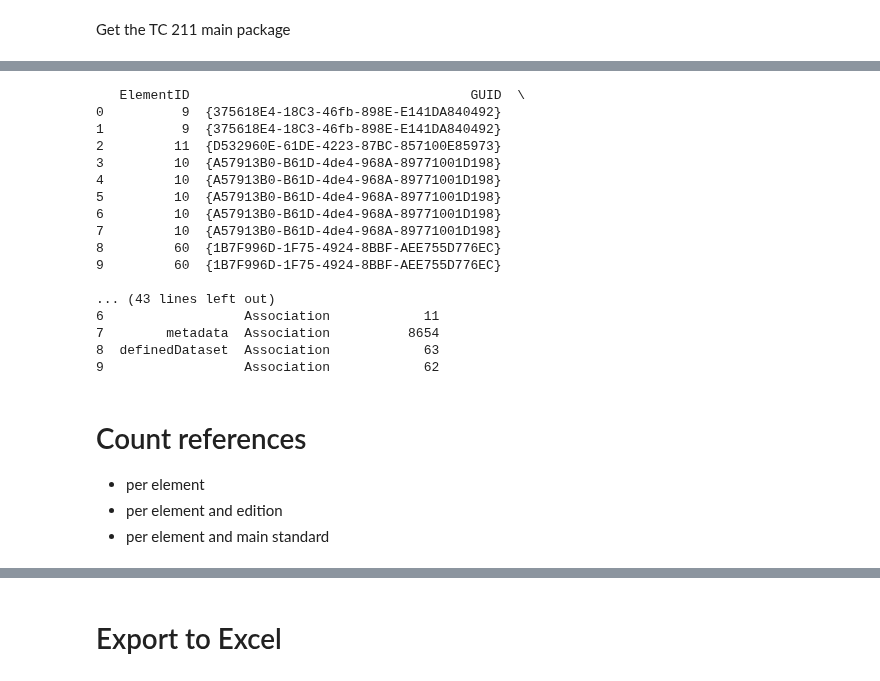
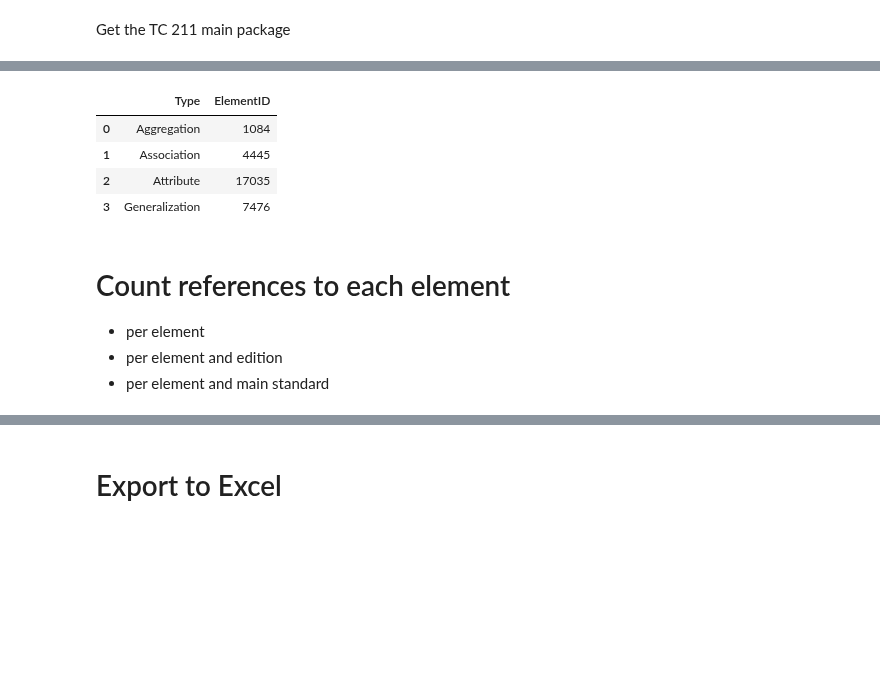
Before and after one commit to ISO-TC211/UML-Best-Practices, a Jupyter notebook: Scripts/Python/HM_Dependencies.ipynb, the cells around one changed output, grey strips where cells are left out. Saved outputs shown, nothing was run; the diff lists cells and outputs as text; code cells hidden in the pictures; blank space fills up the shorter version.

Commit message:
More statistics for ISO/TR 19181

```diff
--- a/Scripts/Python/HM_Dependencies.ipynb
+++ b/Scripts/Python/HM_Dependencies.ipynb
@@ -86,31 +108,51 @@ for stPck in tcMod.Packages:
 # %%
+# This script lists all properties (attributes and association ends) in the whole HM
+# NOTE: Only navigable aggregation and association ends are considered. All other types of connectors are ignored.
+# Dependencies and realisations are considered more weak relations
+# Generalizations may be relevant from the specialization side
+
 def recProperties(pck,df):
     for eaEl in pck.Elements:
         # print('Element: ' + el.Name)
         if eaEl.Type.upper() in ["CLASS","INTERFACE", "DATATYPE","ENUMERATION"]:
             for eaProp in eaEl.Attributes:
                 df.loc[len(df)] = [eaEl.ElementID, eaEl.ElementGUID, stPck.PackageGUID, stPck.Name,edPck.PackageGUID,edPck.Name, eaProp.Name,'Attribute',eaProp.ClassifierID]
-            # TODO: Navigable assocation ends
              #Loop for connector dependencies
             for eaCon in eaEl.Connectors:
-                if eaCon.SupplierID == eaEl.ElementID:
-                    cEnd = eaCon.ClientEnd
-                    ClassifierID = eaCon.ClientID
-                else:
-                    cEnd = eaCon.SupplierEnd
-                    ClassifierID = eaCon.SupplierID
+                if eaCon.Type in ['Aggregation','Association','Generalization']:
+                    if eaCon.SupplierID == eaEl.ElementID:
+                        cEnd = eaCon.ClientEnd
+                        ClassifierID = eaCon.ClientID
+                    else:
+                        cEnd = eaCon.SupplierEnd
+                        ClassifierID = eaCon.SupplierID
 
-                df.loc[len(df)] = [eaEl.ElementID, eaEl.ElementGUID, stPck.PackageGUID, stPck.Name,edPck.PackageGUID,edPck.Name, cEnd.Role,eaCon.Type,ClassifierID]
+                    if (not cEnd.Navigable == 'Non-Navigable') or (eaCon.Type == 'Generalization'): # and eaCon.ClientID == eaEl.ElementID):
+                        df.loc[len(df)] = [eaEl.ElementID, eaEl.ElementGUID, stPck.PackageGUID, stPck.Name,edPck.PackageGUID,edPck.Name, cEnd.Role,eaCon.Type,ClassifierID]
+
 
     for p in pck.Packages:
         recProperties(p,df)
     return df
 
 dfProp = pd.DataFrame(columns=['ElementID','GUID','msGUID','MainStandard','edGUID', 'Edition', 'PropertyName','Type','refElementID'])
+# 'ElementID' = Internal ElementID for the classifier that the property is part of
+# 'GUID' = GUID for the classifiser
+# 'msGUID'= GUID for the main standard (e.g. GUID for the package ISO 19115 Metadata)
+# 'MainStandard' = Name of the main standard
+# 'edGUID' = GUID for the edition package (e.g. the GUID for the package ISO 19115-1 Edition 1 (Amendment 1
+# 'Edition'= Name of the edition
+# 'PropertyName' =  Name of the property
+# 'Type' = Type of property (attribute, association, aggregation etc)
+# 'refElementID' = The ElementID that the property refers to
+
+
 for stPck in tcMod.Packages:
     printTS('Standard: ' + stPck.Name)
-    # if stPck.Elements.Count != 0:
-
+    if stPck.Elements.Count > 0:
+        edPck = stPck
+        printTS('Edition: ' + edPck.Name)
+        dfProp = recProperties(edPck,dfProp)
     for edPck in stPck.Packages:
         printTS('Edition: ' + edPck.Name)
         dfProp = recProperties(edPck,dfProp)
@@ -135,25 +177,15 @@ for stPck in tcMod.Packages:
-# %%
-print(dfProp.head(10))
-# %% [output]
-   ElementID                                    GUID  \
-0          9  {375618E4-18C3-46fb-898E-E141DA840492}
-1          9  {375618E4-18C3-46fb-898E-E141DA840492}
-2         11  {D532960E-61DE-4223-87BC-857100E85973}
-3         10  {A57913B0-B61D-4de4-968A-89771001D198}
-4         10  {A57913B0-B61D-4de4-968A-89771001D198}
-5         10  {A57913B0-B61D-4de4-968A-89771001D198}
-6         10  {A57913B0-B61D-4de4-968A-89771001D198}
-7         10  {A57913B0-B61D-4de4-968A-89771001D198}
-8         60  {1B7F996D-1F75-4924-8BBF-AEE755D776EC}
-9         60  {1B7F996D-1F75-4924-8BBF-AEE755D776EC}
-
-... (43 lines left out)
-6                  Association            11
-7        metadata  Association          8654
-8  definedDataset  Association            63
-9                  Association            62
+# %%
+#Print statistics for property types
+dfpropCounts = dfProp.groupby(['Type'])['ElementID'].count().reset_index()
+dfpropCounts
+# %% [output]
+|  | Type | ElementID |
+| 0 | Aggregation | 1084 |
+| 1 | Association | 4445 |
+| 2 | Attribute | 17035 |
+| 3 | Generalization | 7476 |
 # %% [markdown]
-# Count references
+# Count references to each element
 - per element
 - per element and edition
 - per element and main standard
```
Also changed, not shown: parts of 11 cells of this notebook, 1 other file.
